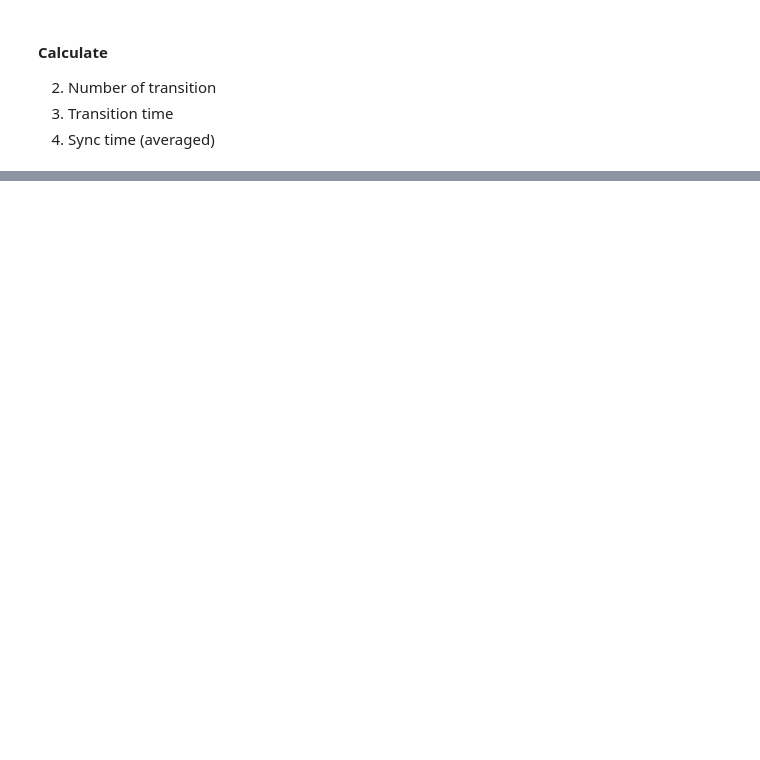
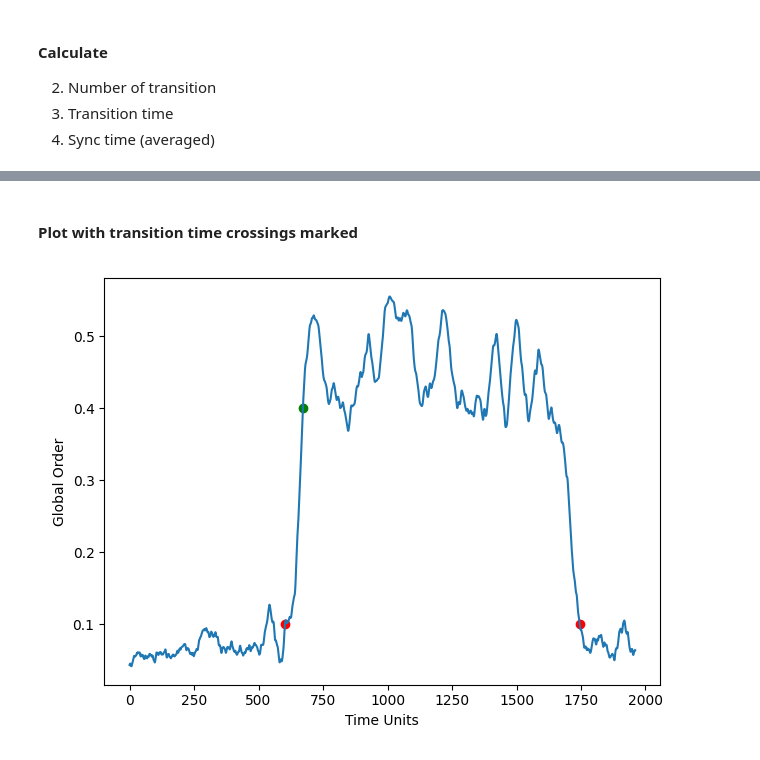
Before and after one commit to csndl-iitd/srg-tes-epilepsy-models, a Jupyter notebook: analysis/notebooks/Analyse Global Order.ipynb, the cells around one changed output, grey strips where cells are left out. Cells and saved outputs as stored; diff of their text form; code cells hidden in the pictures; blank space fills up the shorter version.

```diff
--- a/analysis/notebooks/Analyse Global Order.ipynb
+++ b/analysis/notebooks/Analyse Global Order.ipynb
@@ -54,0 +59,9 @@ print(a)
+# %% [markdown]
+#### Plot with transition time crossings marked
+# %%
+plt.figure(num=2,clear=True)
+analyse.plot_global_synchrony(df[n],dt)
+plt.tight_layout()
+plt.show()
+# %% [output]
+[figure, added]
```
Also changed, not shown: parts of 11 cells of this notebook, 6 other files.
